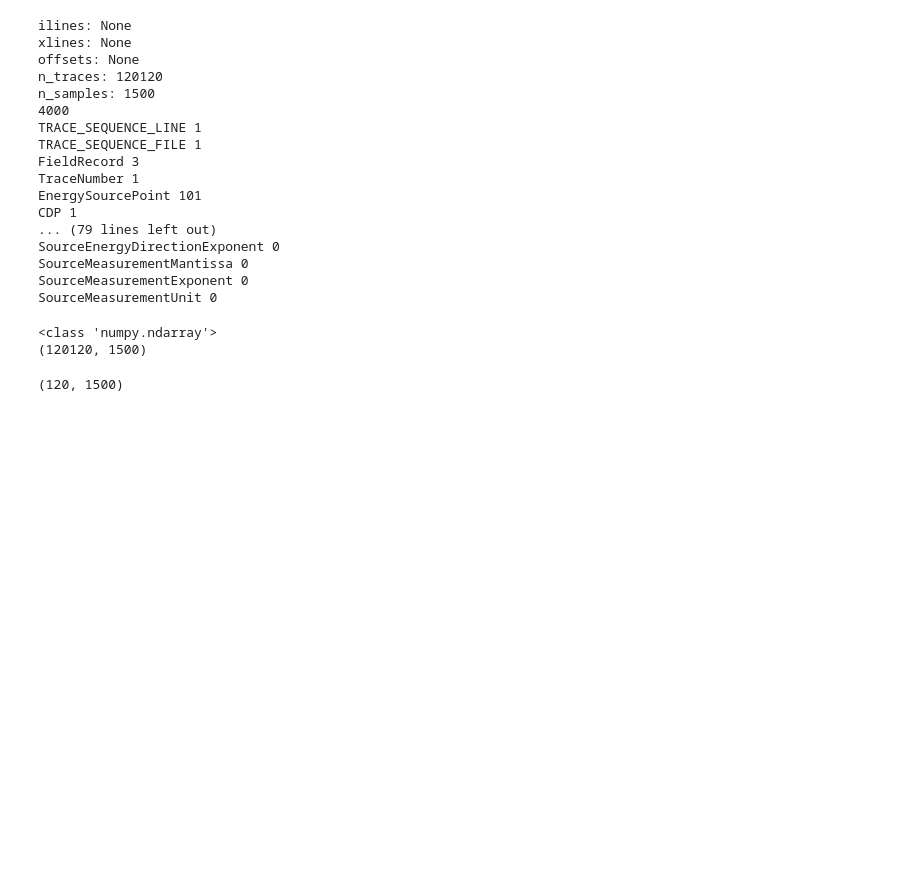
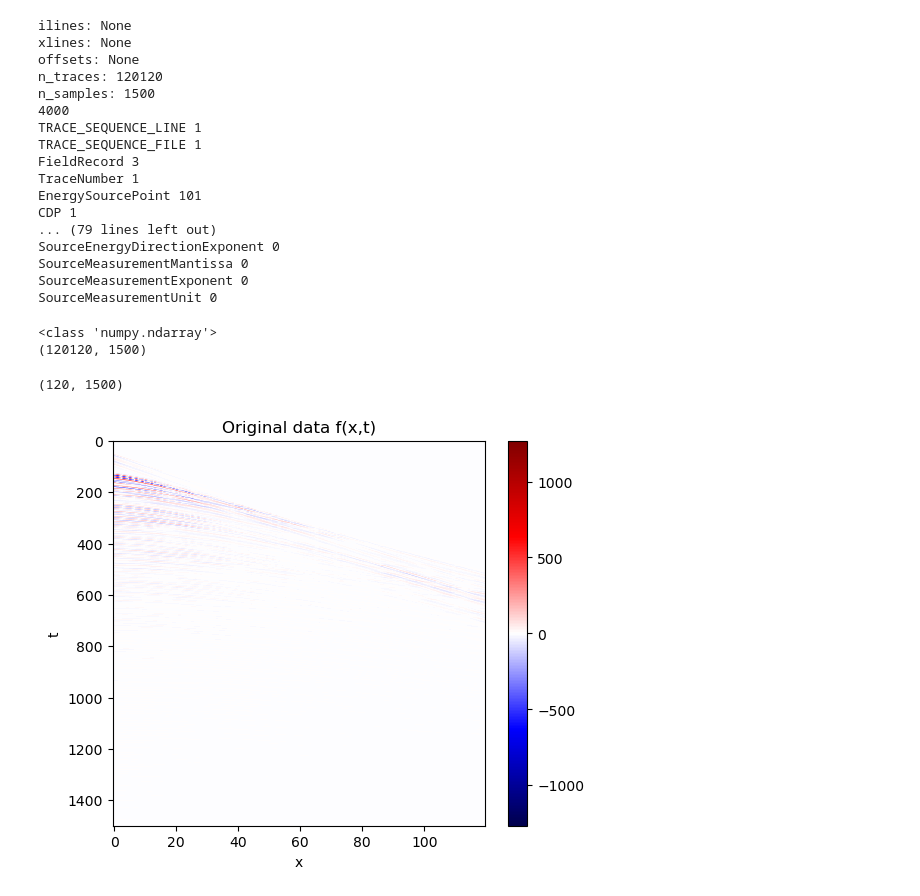
Before and after one commit to ziye5731/Playground, a Jupyter notebook: 260205 tau-p transform/tau-p.ipynb, the cells around one changed output. Drawn from its saved outputs; the diff is of its cells as text; code cells hidden in the pictures; blank space fills up the shorter version.

```diff
--- a/260205 tau-p transform/tau-p.ipynb
+++ b/260205 tau-p transform/tau-p.ipynb
@@ -88,8 +188,25 @@ print(data.shape)
 # %%
 # 取出一条道
 data_0 = data[0:120, :]
+
+# 由于 data_0 的顺序是由远及近排列的，我们需要将其反转
+data_0 = data_0[::-1, :]
 # %%
 data_0.shape
 # %% [output]
 (120, 1500)
+# %%
+plt.figure(figsize=(6,5))
+plt.imshow(
+    data_0.T,
+    aspect='auto',
+    cmap='seismic'
+)
+plt.xlabel("x")
+plt.ylabel("t")
+plt.title("Original data f(x,t)")
+plt.colorbar()
+plt.show()
+# %% [output]
+[figure, added]
 # %% [markdown]
```
Also changed, not shown: parts of 15 cells of this notebook, 2 other files.
